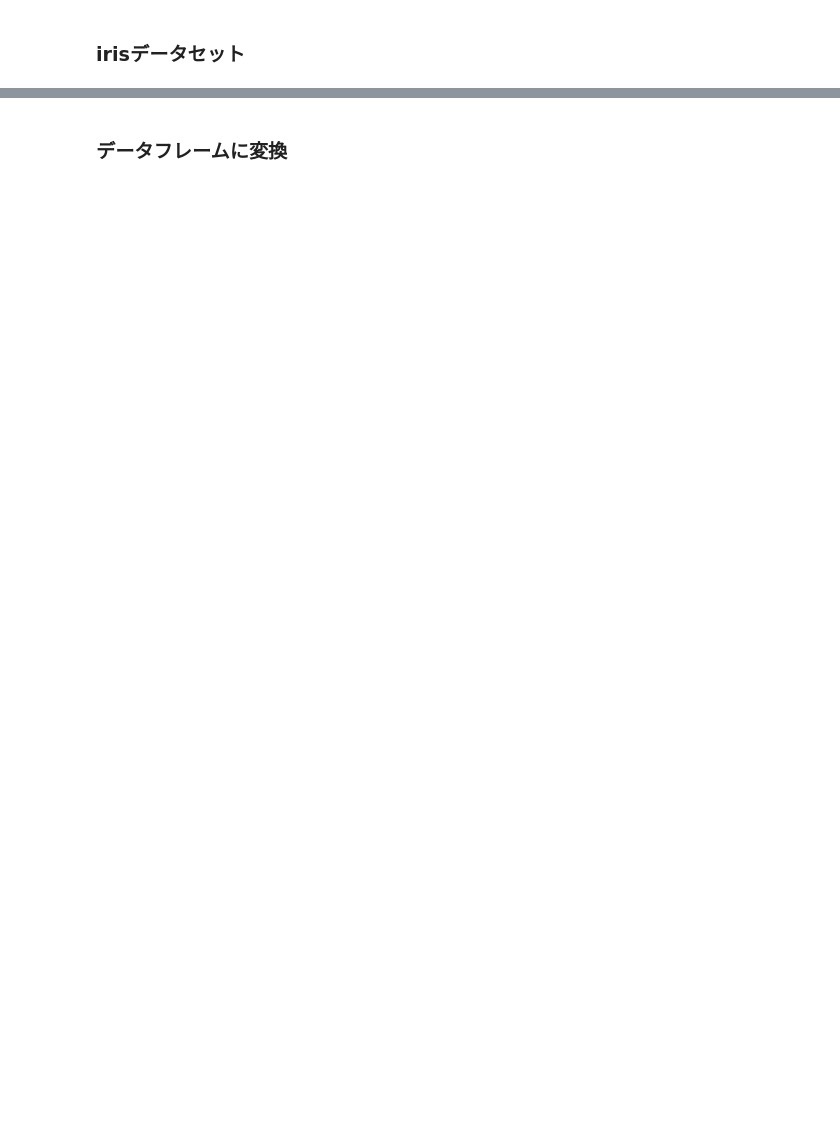
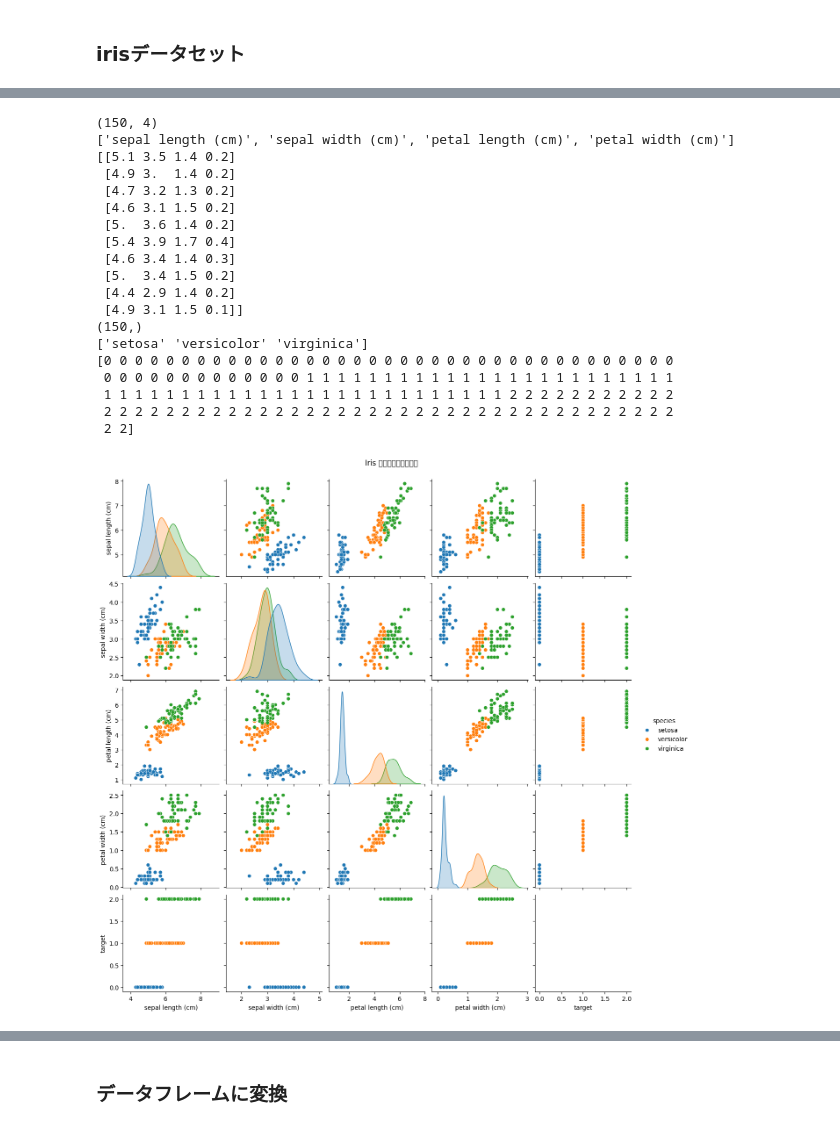
Before and after one commit to henka-d87tg83ic2/ML_Utils_Collection, a Jupyter notebook: f_PR_kNN2_cb.ipynb, the cells around one changed output, grey strips where cells are left out. Cells and saved outputs as stored; diff of their text form; code cells hidden in the pictures; blank space fills up the shorter version.

```diff
--- a/f_PR_kNN2_cb.ipynb
+++ b/f_PR_kNN2_cb.ipynb
@@ -57,0 +153,70 @@ print(iris.target) # ラベルをすべて表示
+# %%
+from sklearn.datasets import load_iris
+
+iris = load_iris() #irisデータをロード
+
+print(iris.data.shape) # データの形状
+print(iris.feature_names) # データの特徴量
+print(iris.data[:10]) # データの特徴量を10個表示
+
+print(iris.target.shape) # クラス(ラベル)の形状
+print(iris.target_names) # ラベルの名前
+print(iris.target) # ラベルをすべて表示
+
+#-----------------------
+import numpy as np
+import pandas as pd
+import matplotlib.pyplot as plt
+import seaborn as sns
+from sklearn.datasets import load_iris
+
+# データロード
+iris = load_iris()
+df = pd.DataFrame(iris.data, columns=iris.feature_names)
+df['target'] = iris.target
+df['species'] = df['target'].map({0:'setosa', 1:'versicolor', 2:'virginica'})
+
+# 1. 散布図行列 (pairplot)
+sns.pairplot(df, hue="species", diag_kind="kde")
+plt.suptitle("Iris データの散布図行列", y=1.02)
+plt.show()
+
+# 2. 代表的な特徴量の散布図
+plt.figure(figsize=(6,5))
+sns.scatterplot(data=df, x="petal length (cm)", y="petal width (cm)", hue="species", style="species", s=100)
+plt.title("花弁の長さと幅による分類可視化")
+plt.show()
+
+# 3. 箱ひげ図
+plt.figure(figsize=(10,6))
+sns.boxplot(data=df, x="species", y="sepal length (cm)")
+plt.title("がく片の長さの分布（種別ごと）")
+plt.show()
+
+# 4. 相関ヒートマップ
+plt.figure(figsize=(8,6))
+corr = df.iloc[:,:4].corr()
+sns.heatmap(corr, annot=True, cmap="coolwarm", fmt=".2f")
+plt.title("特徴量間の相関ヒートマップ")
+plt.show()
+# %% [output]
+(150, 4)
+['sepal length (cm)', 'sepal width (cm)', 'petal length (cm)', 'petal width (cm)']
+[[5.1 3.5 1.4 0.2]
+ [4.9 3.  1.4 0.2]
+ [4.7 3.2 1.3 0.2]
+ [4.6 3.1 1.5 0.2]
+ [5.  3.6 1.4 0.2]
+ [5.4 3.9 1.7 0.4]
+ [4.6 3.4 1.4 0.3]
+ [5.  3.4 1.5 0.2]
+ [4.4 2.9 1.4 0.2]
+ [4.9 3.1 1.5 0.1]]
+(150,)
+['setosa' 'versicolor' 'virginica']
+[0 0 0 0 0 0 0 0 0 0 0 0 0 0 0 0 0 0 0 0 0 0 0 0 0 0 0 0 0 0 0 0 0 0 0 0 0
+ 0 0 0 0 0 0 0 0 0 0 0 0 0 1 1 1 1 1 1 1 1 1 1 1 1 1 1 1 1 1 1 1 1 1 1 1 1
+ 1 1 1 1 1 1 1 1 1 1 1 1 1 1 1 1 1 1 1 1 1 1 1 1 1 1 2 2 2 2 2 2 2 2 2 2 2
+ 2 2 2 2 2 2 2 2 2 2 2 2 2 2 2 2 2 2 2 2 2 2 2 2 2 2 2 2 2 2 2 2 2 2 2 2 2
+ 2 2]
+[figure, added]
```
Also changed, not shown: parts of 14 cells of this notebook.
